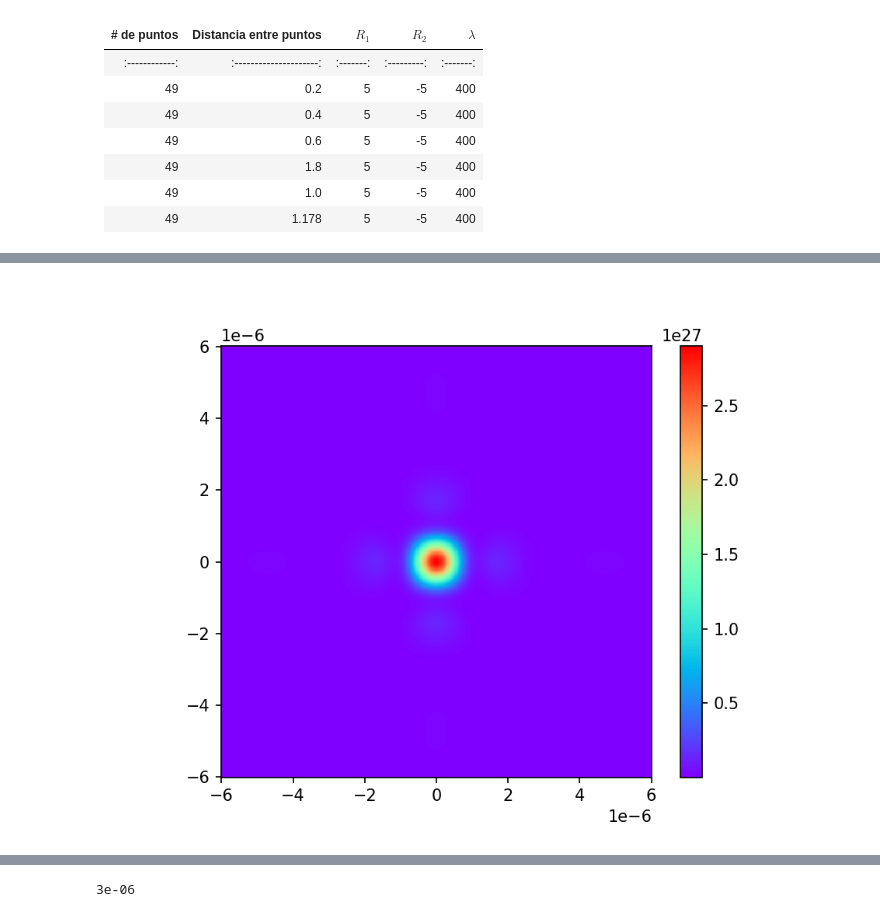
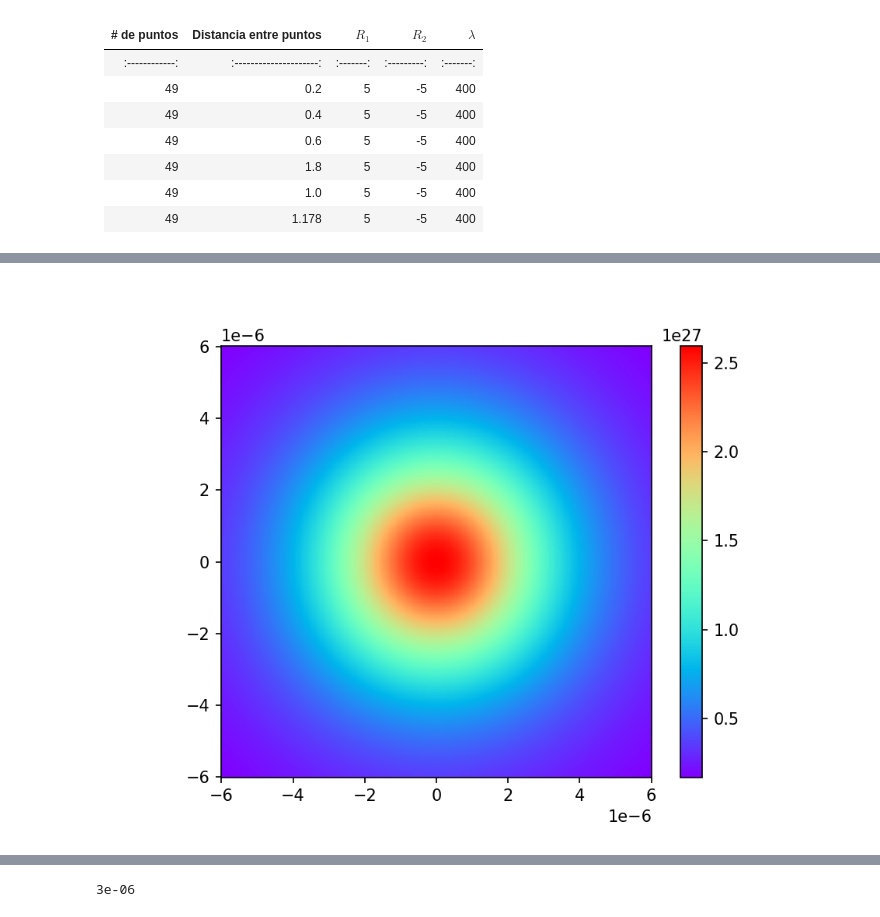
Before and after one commit to rcasalins/thesis_bachelor, a Jupyter notebook: Codigo/Tabla_49puntos.ipynb, the cells around one changed output, grey strips where cells are left out. Drawn from its saved outputs; the diff is of its cells as text; code cells hidden in the pictures.

```diff
--- a/Codigo/Tabla_49puntos.ipynb
+++ b/Codigo/Tabla_49puntos.ipynb
@@ -117,7 +117,9 @@ def GeometricPotencial_3D_00_reducido(xa, xi_a, xi_d, ya, eta_a, eta_d, za, wa,
     s_2 = np.sqrt(((xa-xi_n) **2) + ((ya-eta_n) ** 2) + ((za) ** 2))
 
     #kernel
-    kernel_0 = 2*((k**2)*pic) * ((za+s_1)/(s_1 ** 2)) * ((za+s_2)/(s_2 ** 2)) * np.exp(1j*k*s_1-1j*k*s_2) * phase
+    #kernel_0 = 2*((k**2)*pic) * ((za+s_1)/(s_1 ** 2)) * ((za+s_2)/(s_2 ** 2)) * np.exp(1j*k*s_1-1j*k*s_2) * phase
+    kernel_0 = 2*((k**2)*pic) * ((za+s_1)/(s_1 ** 2)) * ((za+s_2)/(s_2 ** 2)) * phase
+
     kernel = np.real(kernel_0)
     #print(phase)
     return kernel
@@ -163,8 +165,8 @@ def GeometricPotencial_3D_reducido(xa, ya, za, p, wa,c,R1,R2):
 | 49           | 1.178                 | 5       | -5        |400      |
 # %%
 w      = 400 * (10 ** -9)
-r1     = 13*w
-r2     = -3*w
+r1     = 250*w
+r2     = -250*w
 a      = .1 * w
 points = np.array([[0,0],[a,0],[-a,0],[2*a,0],[3*a,0],[-2*a,0],[-3*a,0],[0,a],[0,2*a],[0,3*a],[0,-a],[0,-2*a],[0,-3*a],[a,a],[a,2*a],[a,3*a],[a,-a],[a,-2*a],[a,-3*a],[-a,a],[-a,2*a],[-a,3*a],[-a,-a],[-a,-2*a],[-a,-3*a],[2*a,a],[2*a,2*a],[2*a,3*a],[2*a,-a],[2*a,-2*a],[2*a,-3*a],[-2*a,a],[-2*a,2*a],[-2*a,3*a],[-2*a,-a],[-2*a,-2*a],[-2*a,-3*a],[3*a,a],[3*a,2*a],[3*a,3*a],[3*a,-a],[3*a,-2*a],[3*a,-3*a],[-3*a,a],[-3*a,2*a],[-3*a,3*a],[-3*a,-a],[-3*a,-2*a],[-3*a,-3*a]])
 paraxial_aprox = (((1/r1) - (1/r2))) ** -1
@@ -319,19 +358,19 @@ Wall time: 43.3 s
 # %%
 %%time
 square = np.linspace(-15*w, 15*w, 500)
 dz = 3 * (10 ** -6)
 #dz = 7000*w
 phase = 1
 xx,yy = np.meshgrid(square, square)
-zz = np.array(list(GeometricPotencial_3D_reducido(xx,yy,dz,points*4,w,0,r1,r2)), dtype=float)
+zz = np.array(list(GeometricPotencial_3D_reducido(xx,yy,dz,points*11.68,w,0,r1,r2)), dtype=float)
 #zz = zz[:-1, :-1]
 z_mi, z_ma = zz.min()/1, zz.max()/1
 
 fig, (ax) = plt.subplots(dpi=150, subplot_kw={'aspect': 'equal'})
 c = ax.pcolormesh(xx, yy, zz, cmap='rainbow',  vmin = z_mi, vmax = z_ma)
 fig.colorbar(c, ax = ax)
 plt.savefig("Geometric Potencial_coherence")
 plt.show()
 dz
 # %% [output]
-[figure, old version]
+[figure, new version]
```
Also changed, not shown: parts of 10 cells of this notebook, 9 other files.
